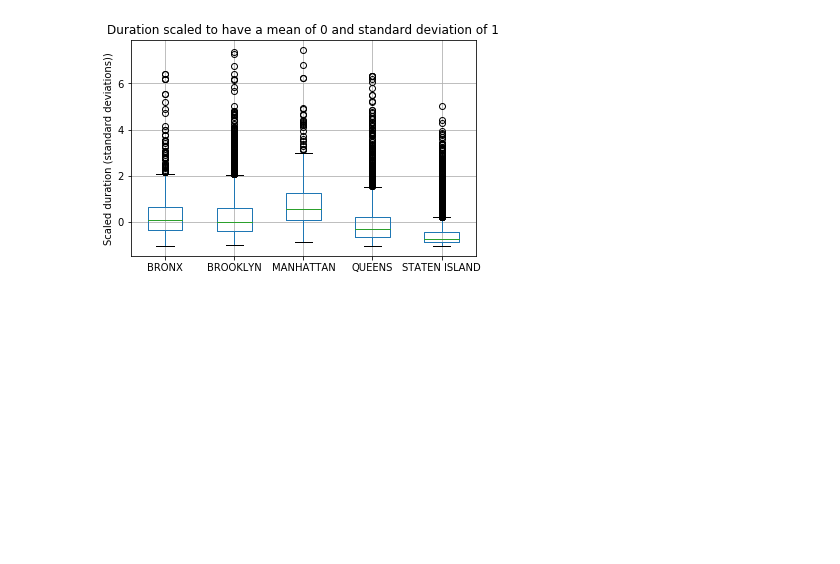
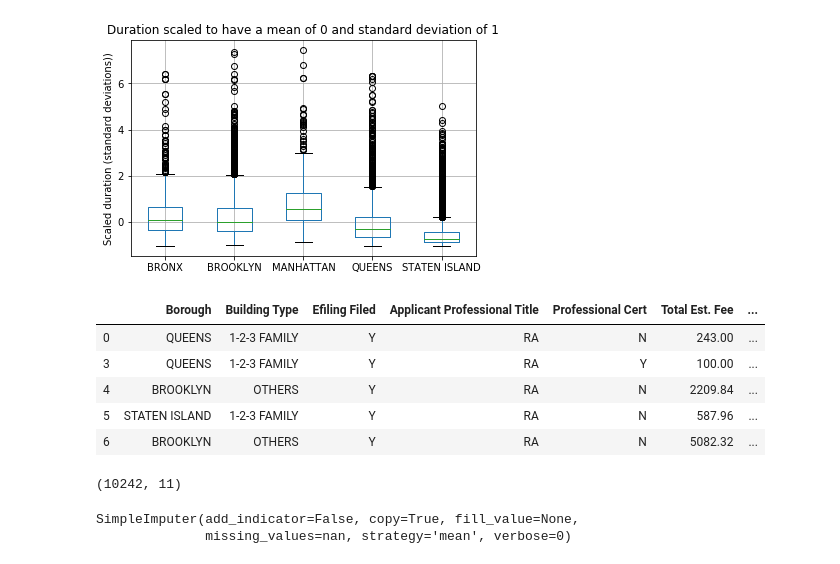
Before and after one commit to anoushavan/Capstone_1, a Jupyter notebook: code/Capstone_1_ML_analysis.ipynb, the cells around one changed output. Cells and saved outputs as stored; diff of their text form; code cells hidden in the pictures; blank space fills up the shorter version.

```diff
--- a/code/Capstone_1_ML_analysis.ipynb
+++ b/code/Capstone_1_ML_analysis.ipynb
@@ -146,0 +178,15 @@ plt.title('Duration scaled to have a mean of 0 and standard deviation of 1');
+# %%
+klass = data[['Borough', 'Building Type', 'Efiling Filed',
+       'Applicant Professional Title', 'Professional Cert',
+       'Total Est. Fee', 'Proposed Zoning Sqft',
+       'Proposed No. Of Stories', 'Proposed Height', 'Proposed Dwelling Units',
+       'Proposed Occupancy']]
+# %%
+klass.head()
+# %% [output]
+|  | Borough | Building Type | Efiling Filed | Applicant Professional Title | Professional Cert | Total Est. Fee | ... |
+| 0 | QUEENS | 1-2-3 FAMILY | Y | RA | N | 243.00 | ... |
+| 3 | QUEENS | 1-2-3 FAMILY | Y | RA | Y | 100.00 | ... |
+| 4 | BROOKLYN | OTHERS | Y | RA | N | 2209.84 | ... |
+| 5 | STATEN ISLAND | 1-2-3 FAMILY | Y | RA | N | 587.96 | ... |
+| 6 | BROOKLYN | OTHERS | Y | RA | N | 5082.32 | ... |
@@ -146,0 +204,9 @@ plt.title('Duration scaled to have a mean of 0 and standard deviation of 1');
+# %%
+new_klass.shape
+# %% [output]
+(10242, 11)
+# %%
+imp.fit(klass[['Proposed No. Of Stories']])
+# %% [output]
+SimpleImputer(add_indicator=False, copy=True, fill_value=None,
+              missing_values=nan, strategy='mean', verbose=0)
```
Also changed, not shown: parts of 23 cells of this notebook, 1 other file.
